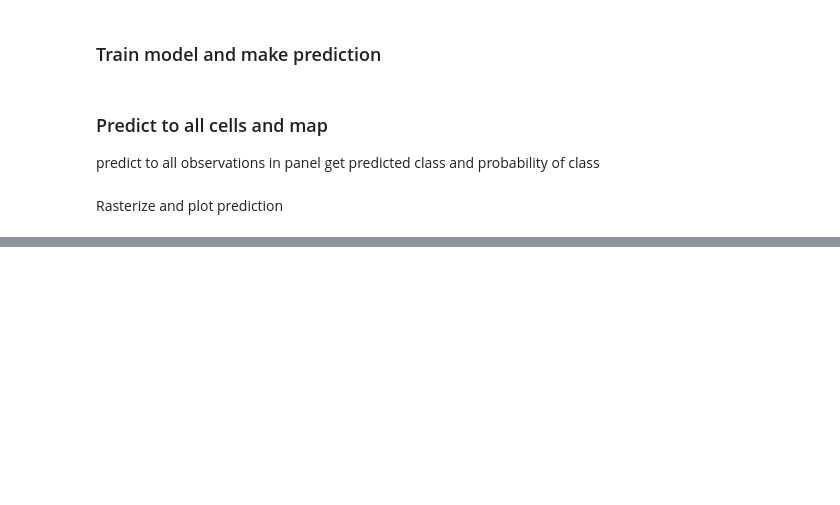
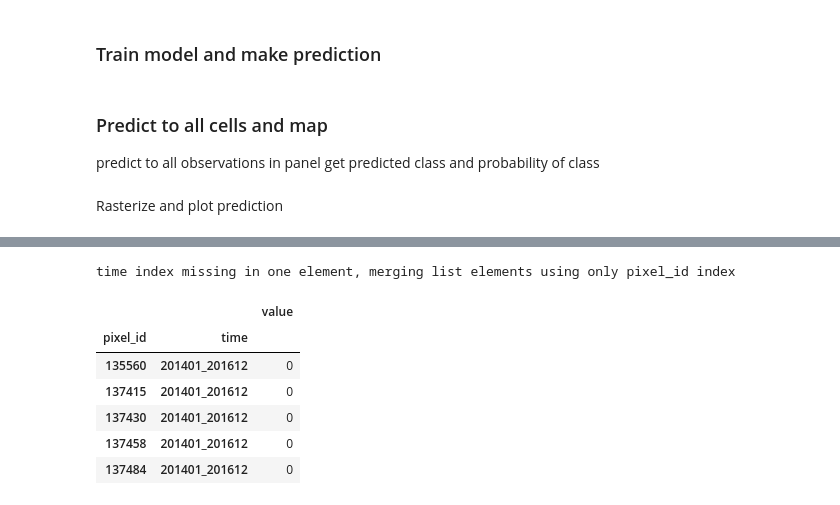
Before and after one commit to isaacWpark/wildfire_FRAP, a Jupyter notebook: Workflow/Window_Workflow_MultiYear_FullData_Dev.ipynb, the cells around one changed output, grey strips where cells are left out. Cells and saved outputs as stored; diff of their text form; code cells hidden in the pictures; blank space fills up the shorter version.

Commit message:
full data assemby analysis test

```diff
--- a/Workflow/Window_Workflow_MultiYear_FullData_Dev.ipynb
+++ b/Workflow/Window_Workflow_MultiYear_FullData_Dev.ipynb
@@ -56,11 +63,5 @@ rasterMask = poiss.Poisson_Subsample(r"../Data\Examples\buffer\StatePoly_buf.tif
 # %%
 #### Assemble Data
-
-startYear = 1999
-endYear = 2000
-lengthParam = 3
-offsetParam = 0
-
 
 
 
@@ -159,6 +160,17 @@ for x in range(startYear, endYear+1):
     # read target data (Fires in iterated Year)
     target_variable_iter = r"../Data/Actual/Fires/Rasters/fire_" + str(x) + "_" + str(x) + ".tif"
     target_Data_iter = tr.image_to_series_simple(target_variable_iter)
+    target_Data_iter = target_Data_iter.to_frame(name = "value")
+
+    combined_Data_iter.to_csv(r"../Data/Extracted_Features/Pre_Masked/CD_" + str(x) + "_length" + str(lengthParam) + "_offset" + str(offsetParam)+ ".csv")
+    target_Data_iter.to_csv(r"../Data/Extracted_Features/Pre_Masked/TD_" + str(x) + "_length" + str(lengthParam) + "_offset" + str(offsetParam)+ ".csv")
+
+
+for x in range(startYear, endYear+1):
+
+    combined_Data_iter = pd.read_csv(r"../Data/Extracted_Features/Pre_Masked/CD_" + str(x) + "_length" + str(lengthParam) + "_offset" + str(offsetParam)+ ".csv")
+    target_Data_iter = pd.read_csv(r"../Data/Extracted_Features/Pre_Masked/TD_" + str(x) + "_length" + str(lengthParam) + "_offset" + str(offsetParam)+ ".csv")
+
 
     #read in mask data generated using poisson disk regression as mask
     target_Data_iter,  combined_Data_iter  = tr.mask_df(maskFile,
@@ -606,3 +616,7 @@ print(q)
 # %%
 q = md.ElasticNetCVModel(X_train, y_train, X_test, y_test)
 print(q)
+# %%
+target_variable_iter2 = r"../Data/Actual/Fires/Rasters/fire_1998_1998.tif"
+target_Data_iter2 = tr.image_to_series_simple(target_variable_iter2)
+target_Data_iter2.head()
@@ -608,0 +631,3 @@ print(q)
+# %%
+target_Data_iter2 = target_Data_iter2.to_frame(name = "value")
+target_Data_iter2.head()
@@ -608,0 +642,15 @@ print(q)
+# %%
+#read in mask data generated using poisson disk regression as mask
+target_Data_iter2,  combined_Data_iter  = tr.mask_df(maskFile,
+                                   original_df=[target_Data_iter2, combined_Data_iter],
+                                   reset_index = False)
+target_Data_iter2.head()
+# %% [output]
+time index missing in one element, merging list elements using only pixel_id index
+|  |  | value |
+| pixel_id | time |  |
+| 135560 | 201401_201612 | 0 |
+| 137415 | 201401_201612 | 0 |
+| 137430 | 201401_201612 | 0 |
+| 137458 | 201401_201612 | 0 |
+| 137484 | 201401_201612 | 0 |
```
Also changed, not shown: parts of 15 cells of this notebook.
